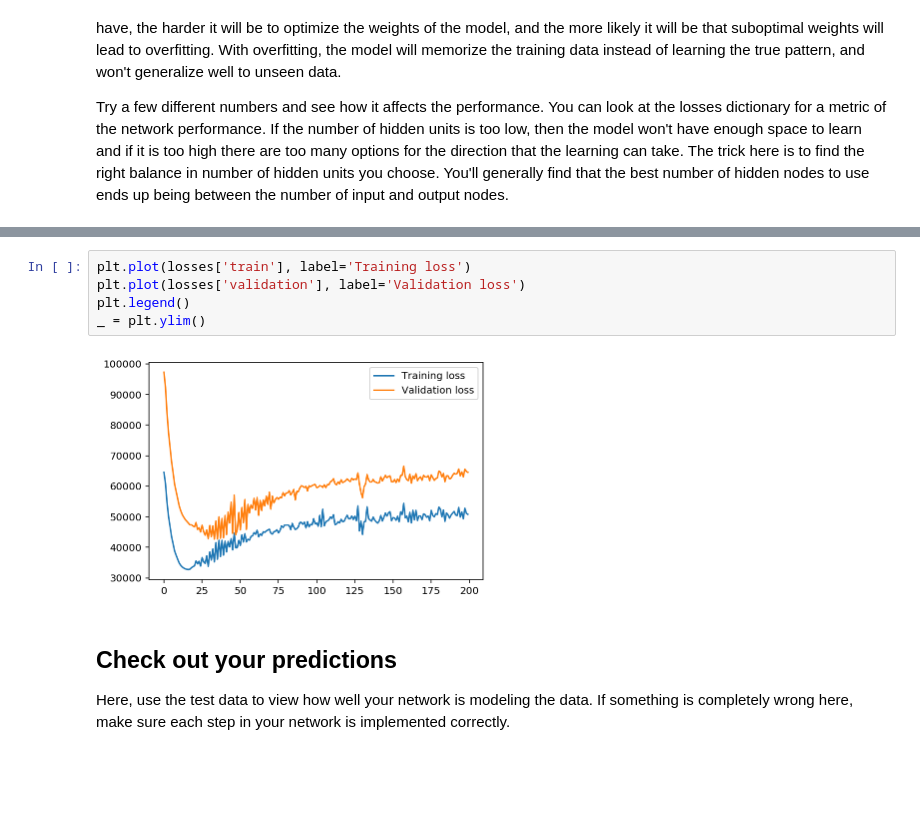
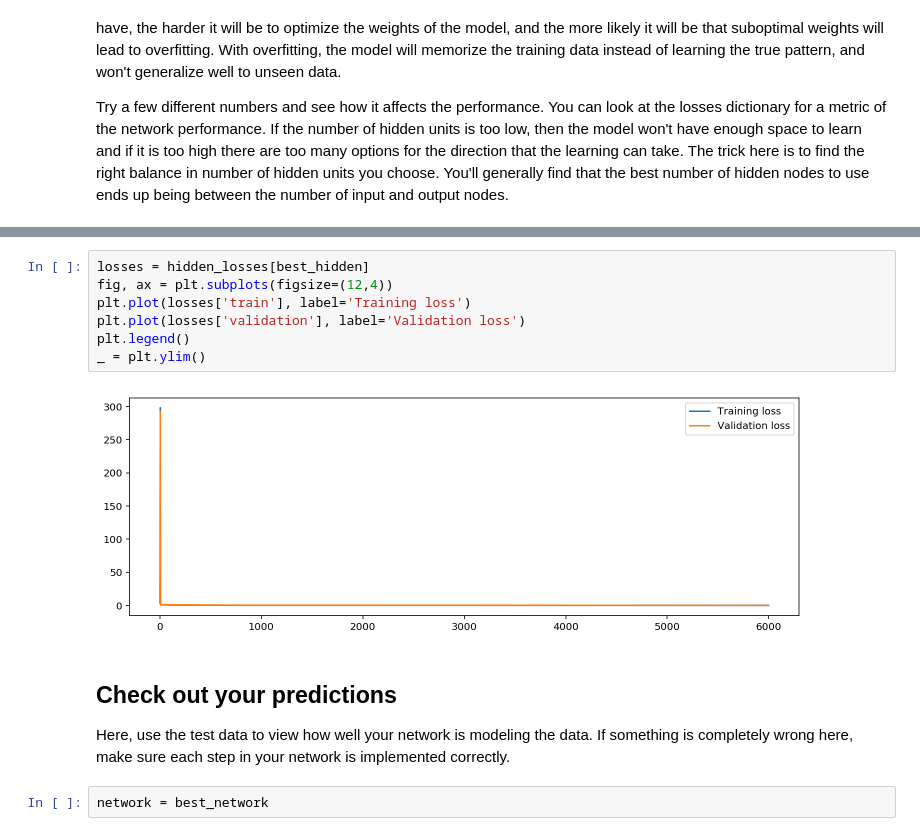
Before and after one commit to renancuoghi/bike-sharing, a Jupyter notebook: Your_first_neural_network.ipynb, the cells around one changed output, grey strips where cells are left out. Drawn from its saved outputs; the diff is of its cells as text; blank space fills up the shorter version.

Commit message:
adjust wrong T in run and add search best hidden

```diff
--- a/Your_first_neural_network.ipynb
+++ b/Your_first_neural_network.ipynb
@@ -277,14 +316,18 @@ Progress: 99.5% ... Training loss: 50790 ... Validation loss: 64546
 # %%
+losses = hidden_losses[best_hidden]
+fig, ax = plt.subplots(figsize=(12,4))
 plt.plot(losses['train'], label='Training loss')
 plt.plot(losses['validation'], label='Validation loss')
 plt.legend()
 _ = plt.ylim()
 # %% [output]
-[figure, old version]
+[figure, new version]
 # %% [markdown]
 ## Check out your predictions
 
 Here, use the test data to view how well your network is modeling the data. If something is completely wrong here, make sure each step in your network is implemented correctly.
+# %%
+network = best_network
 # %%
 fig, ax = plt.subplots(figsize=(8,4))
 
```
Also changed, not shown: parts of 4 cells of this notebook, 2 other files.
